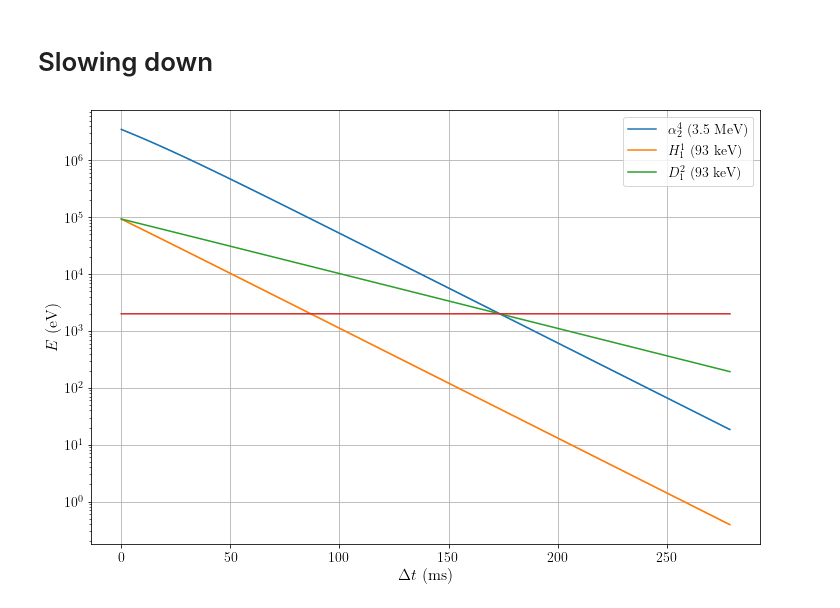
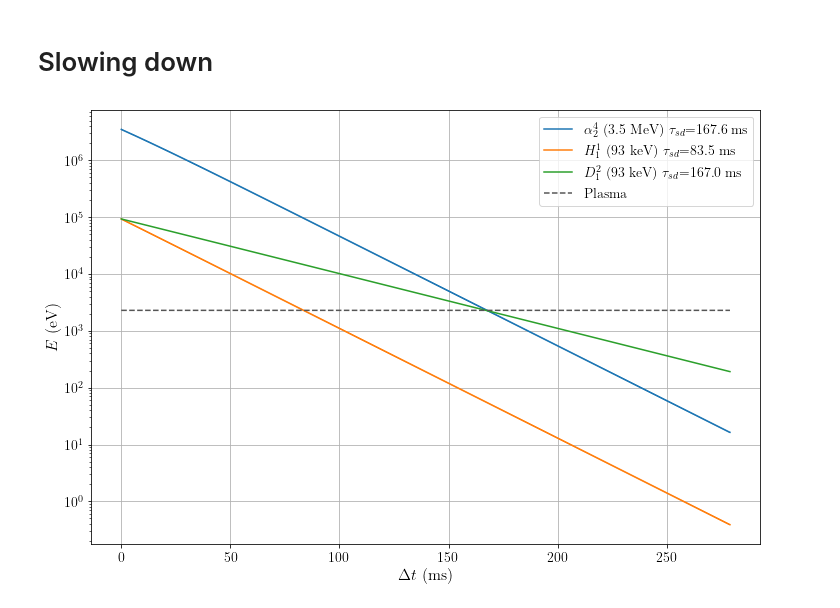
Before and after one commit to studentenherz/Minimal, a Jupyter notebook: extra/Slowing-down.ipynb, the cells around one changed output. Drawn from its saved outputs; the diff is of its cells as text; code cells hidden in the pictures.

```diff
--- a/extra/Slowing-down.ipynb
+++ b/extra/Slowing-down.ipynb
@@ -129,24 +129,36 @@ fig.savefig('vdisp.svg', bbox_inches='tight')
 # %%
 v0 = 1.29477e7
 tau = 93 # in ms
 
+E_plas = 2290
+
+
 dir = '/home/michel/Documents/Minimal/build'
 
-for (fname, label, m) in [('slowing_down_alpha.dat', '$\\alpha^4_2$ (3.5 MeV)', 4), ('slowing_down.dat', '$H^1_1$ (93 keV)', 1), ('slowing_down_D_93kev.dat', '$D^2_1$ (93 keV)', 2)]:
+for (fname, label, m) in [('slowing_down_alpha.dat', '$\\alpha^4_2$ (3.5 MeV)', 4), ('slowing_down.dat', '$H^1_1$  (93 keV)', 1), ('slowing_down_D_93kev.dat', '$D^2_1$  (93 keV)', 2)]:
 	data = np.loadtxt(f'{dir}/{fname}')
-	t = data[:,0]
+	t = data[:,0] * tau
 	vz = data[:,6]
+	E = (0.5 * m * 1836 * me * (vz * v0) ** 2)/e
 
-	plt.semilogy(t * tau, (0.5 * m * 1836 * me * (vz * v0) ** 2)/e , label=label)
+	ts = 0
+	for i in range(len(E)):
+		if E[i] < E_plas:
+			ts = t[i]
+			break
 
-plt.semilogy(t * tau, [2000] * len(t))
+	true_label = label + '      $\\tau_{sd}$' + f'={ts:#.1f} ms'
+
+	plt.semilogy(t , E, label=true_label)
+
+plt.semilogy(t, [E_plas] * len(t), color='#555', ls='--', label='Plasma')
 
 plt.rcParams['figure.figsize'] = [12, 8]
 
 plt.grid()
 plt.xlabel('$\Delta t$ (ms)', fontsize=16)
 plt.ylabel('$E$ (eV)', fontsize=16)
 plt.legend()
 plt.savefig('slowing_down.pdf')
 # %% [output]
-[figure, old version]
+[figure, new version]
```
Also changed, not shown: parts of 3 cells of this notebook, 3 other files.
